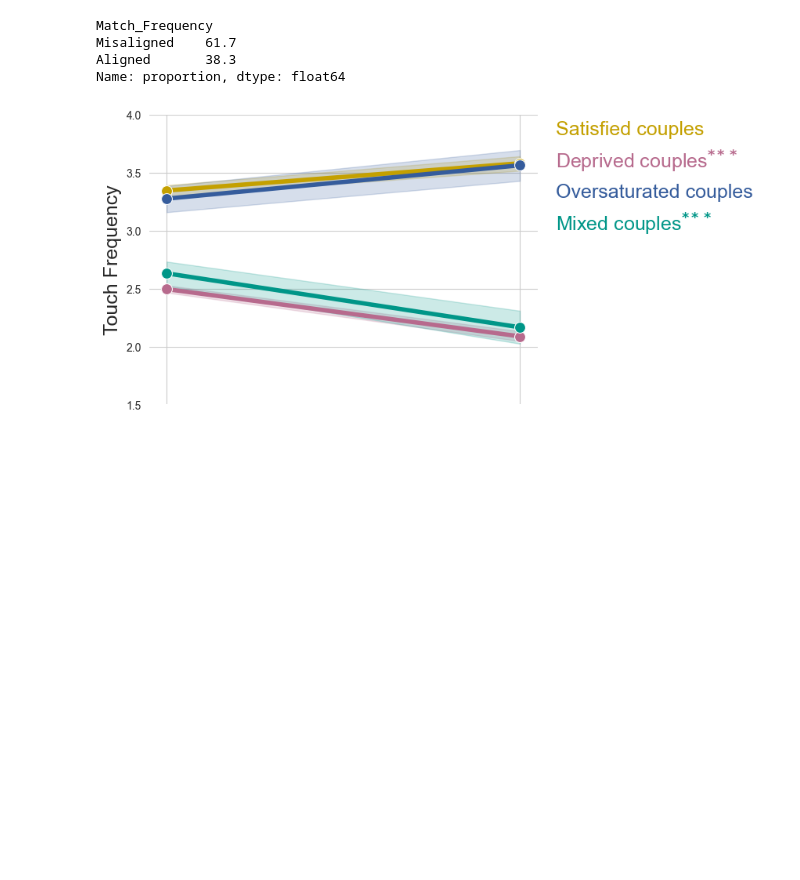
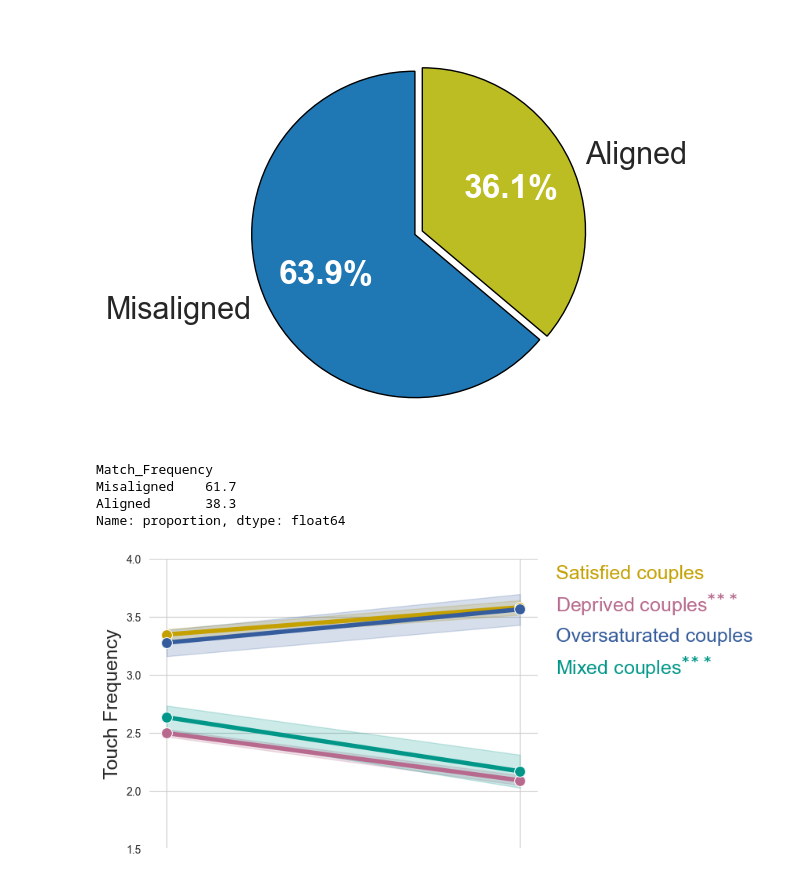
Before and after one commit to EdgardoCS/touchCouples, a Jupyter notebook: 6-Alignment_stats.ipynb, the cells around one changed output. Cells and saved outputs as stored; diff of their text form; code cells hidden in the pictures; blank space fills up the shorter version.

Commit message:
Poster v2

```diff
--- a/6-Alignment_stats.ipynb
+++ b/6-Alignment_stats.ipynb
@@ -79,16 +79,40 @@ df['Match_Desire_n'] = df['CoupleId'].map(
     # lambda cid: 'Alignment' if mask2.get(cid, False) else 'Disalignment'
     lambda cid: 1 if mask2.get(cid, False) else 0
 )
-# %%
-(df[df['Group3'] == "Couple Satisfaction"]['Match_Frequency'].value_counts(normalize=True) * 100).round(1)
-
-# df2 = df[df["Match_Frequency"] == "Aligned"].copy()
-# df3 = df[df["Match_Desire"] == "Aligned"].copy()
-# %% [output]
-Match_Frequency
-Misaligned    61.7
-Aligned       38.3
-Name: proportion, dtype: float64
+# %%
+sns.set_context("poster")
+
+custom_colors = ["#1f77b4", "#bcbd22"]
+
+wedges, texts, autotexts = plt.pie(
+    x=df["Match_Frequency_n"].value_counts(),
+    labels=["Misaligned", "Aligned"],
+    colors=custom_colors,
+    autopct='%.1f%%',
+    startangle=90,
+    wedgeprops={'edgecolor': 'black', 'linewidth': 1},
+    explode=[0.05, 0],
+    # textprops={'color': 'white', 'fontweight': 'bold'}
+)
+
+for autotext in autotexts:
+    autotext.set_color('white')
+    autotext.set_fontweight('bold')
+
+plt.tight_layout()
+plt.savefig('output/img/Alignment3.png', dpi=600, transparent=True, bbox_inches='tight')
+# %% [output]
+[figure, added]
+# %%
+(df[df['Group3'] == "Couple Satisfaction"]['Match_Frequency'].value_counts(normalize=True) * 100).round(1)
+
+# df2 = df[df["Match_Frequency"] == "Aligned"].copy()
+# df3 = df[df["Match_Desire"] == "Aligned"].copy()
+# %% [output]
+Match_Frequency
+Misaligned    61.7
+Aligned       38.3
+Name: proportion, dtype: float64
 # %%
 # sns.kdeplot(
 #    data=df, x="Relationship Length (years)", hue="Match_Frequency",
```
Also changed, not shown: 6 other files.
